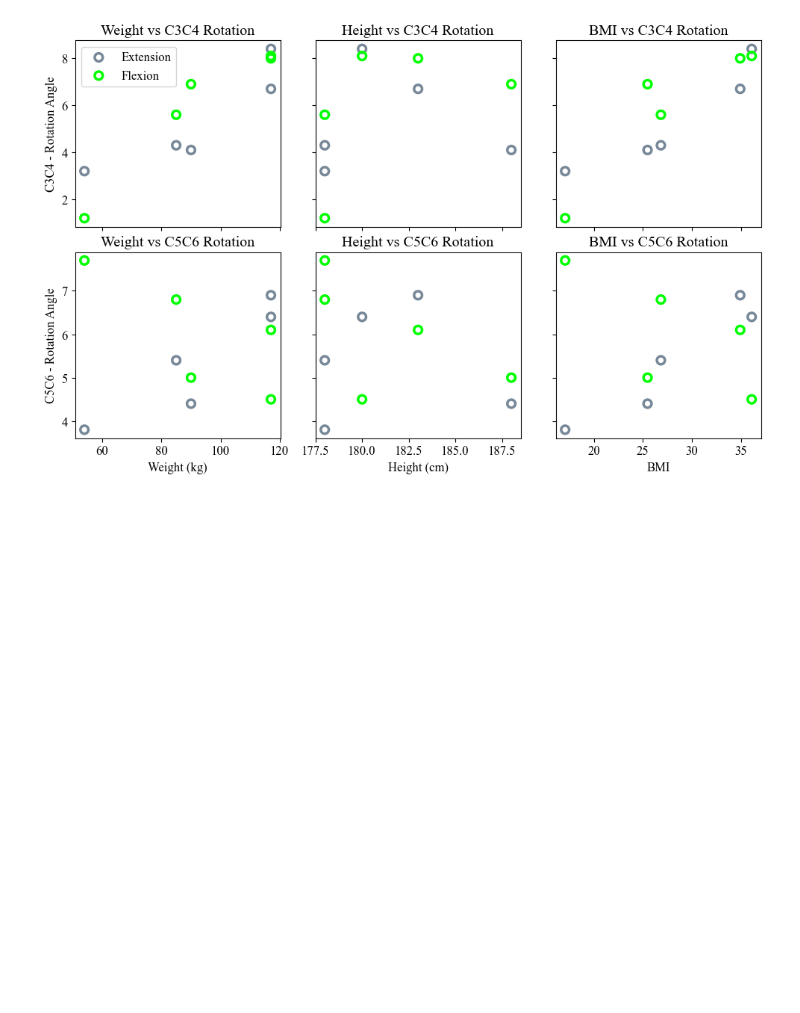
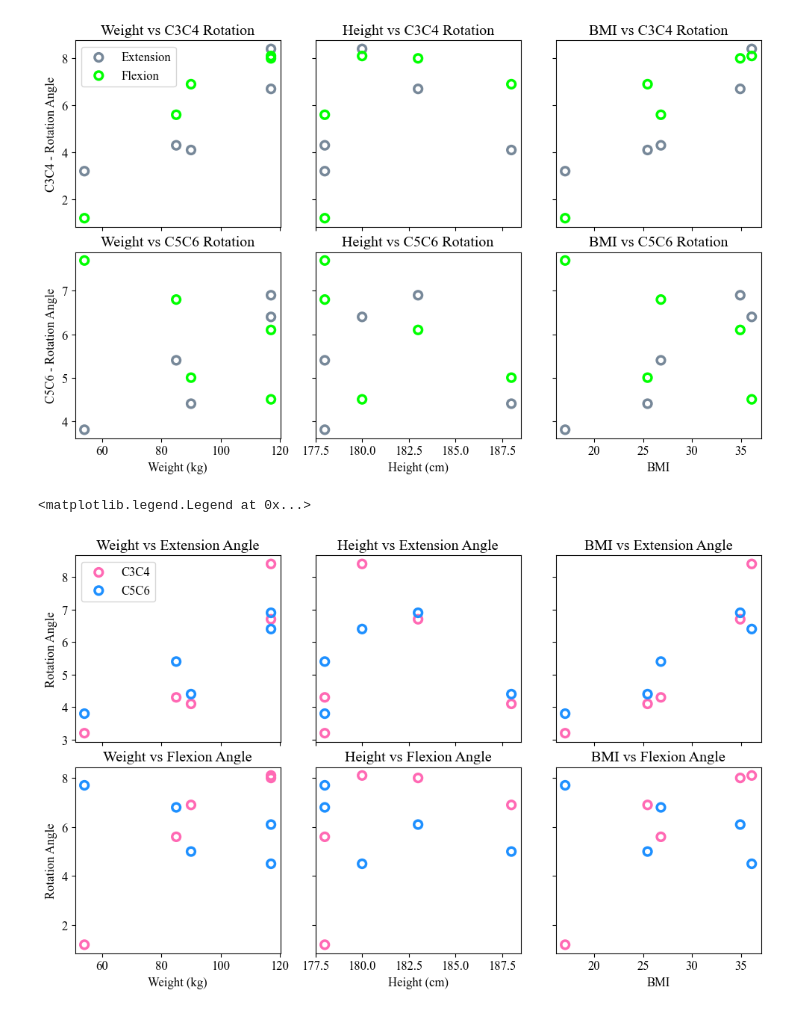
Before and after one commit to pranavduraisamy/cervical-segmental-stiffness-ircobi, a Jupyter notebook: studies/code/01-eda.ipynb, the cells around one changed output. Cells and saved outputs as stored; diff of their text form; code cells hidden in the pictures; blank space fills up the shorter version.

Commit message:
PDF file and winkelstein plot

```diff
--- a/studies/code/01-eda.ipynb
+++ b/studies/code/01-eda.ipynb
@@ -157,6 +157,39 @@ ax[0][0].legend()
 # %% [output]
 <matplotlib.legend.Legend at 0x...>
 [figure]
+# %%
+fig,ax=plt.subplots(2,3,figsize=(10,6),sharey='row',sharex='col')
+fig.tight_layout()
+
+ax[0][0].scatter(wnkd34['Weight (kg)'],wnkd34.Extension,zorder=1,s=60,lw=2.5,edgecolors='hotpink',facecolor='None',label='C3C4')
+ax[0][0].scatter(wnkd56['Weight (kg)'],wnkd56.Extension,zorder=2,s=60,lw=2.5,edgecolors='dodgerblue',facecolor='None',label='C5C6')
+ax[1][0].scatter(wnkd34['Weight (kg)'],wnkd34.Flexion,zorder=3,s=60,lw=2.5,edgecolors='hotpink',facecolor='None',label='C3C4')
+ax[1][0].scatter(wnkd56['Weight (kg)'],wnkd56.Flexion,zorder=4,s=60,lw=2.5,edgecolors='dodgerblue',facecolor='None',label='C5C6')
+ax[1][0].set_xlabel('Weight (kg)')
+ax[0][0].set_ylabel('Rotation Angle')
+ax[1][0].set_ylabel('Rotation Angle')
+ax[0][0].set_title('Weight vs Extension Angle')
+ax[1][0].set_title('Weight vs Flexion Angle')
+
+ax[0][1].scatter(wnkd34['Height (cm)'],wnkd34.Extension,zorder=1,s=60,lw=2.5,edgecolors='hotpink',facecolor='None',label='C3C4')
+ax[0][1].scatter(wnkd56['Height (cm)'],wnkd56.Extension,zorder=2,s=60,lw=2.5,edgecolors='dodgerblue',facecolor='None',label='C5C6')
+ax[1][1].scatter(wnkd34['Height (cm)'],wnkd34.Flexion,zorder=3,s=60,lw=2.5,edgecolors='hotpink',facecolor='None',label='C3C4')
+ax[1][1].scatter(wnkd56['Height (cm)'],wnkd56.Flexion,zorder=4,s=60,lw=2.5,edgecolors='dodgerblue',facecolor='None',label='C5C6')
+ax[1][1].set_xlabel('Height (cm)')
+ax[0][1].set_title('Height vs Extension Angle')
+ax[1][1].set_title('Height vs Flexion Angle')
+
+ax[0][2].scatter(wnkd34['BMI'],wnkd34.Extension,zorder=1,s=60,lw=2.5,edgecolors='hotpink',facecolor='None',label='C3C4')
+ax[0][2].scatter(wnkd56['BMI'],wnkd56.Extension,zorder=2,s=60,lw=2.5,edgecolors='dodgerblue',facecolor='None',label='C5C6')
+ax[1][2].scatter(wnkd34['BMI'],wnkd34.Flexion,zorder=3,s=60,lw=2.5,edgecolors='hotpink',facecolor='None',label='C3C4')
+ax[1][2].scatter(wnkd56['BMI'],wnkd56.Flexion,zorder=4,s=60,lw=2.5,edgecolors='dodgerblue',facecolor='None',label='C5C6')
+ax[1][2].set_xlabel('BMI')
+ax[0][2].set_title('BMI vs Extension Angle')
+ax[1][2].set_title('BMI vs Flexion Angle')
+ax[0][0].legend()
+# %% [output]
+<matplotlib.legend.Legend at 0x...>
+[figure, added]
 # %%
 %load_ext watermark
 %watermark -n -u -v -iv -w -p pytensor,xarray
```
Also changed, not shown: parts of 1 cell of this notebook, 1 other file.
